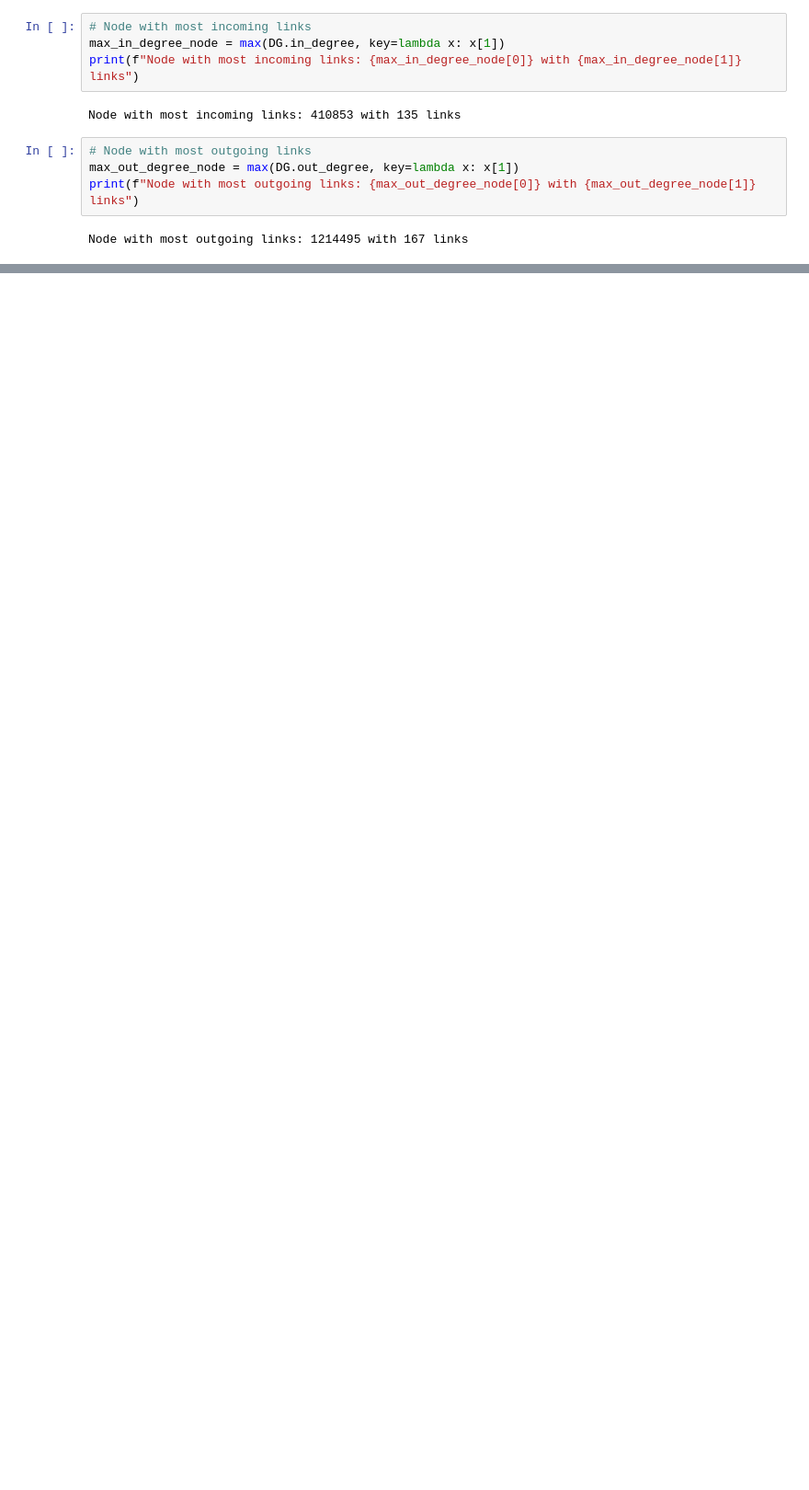
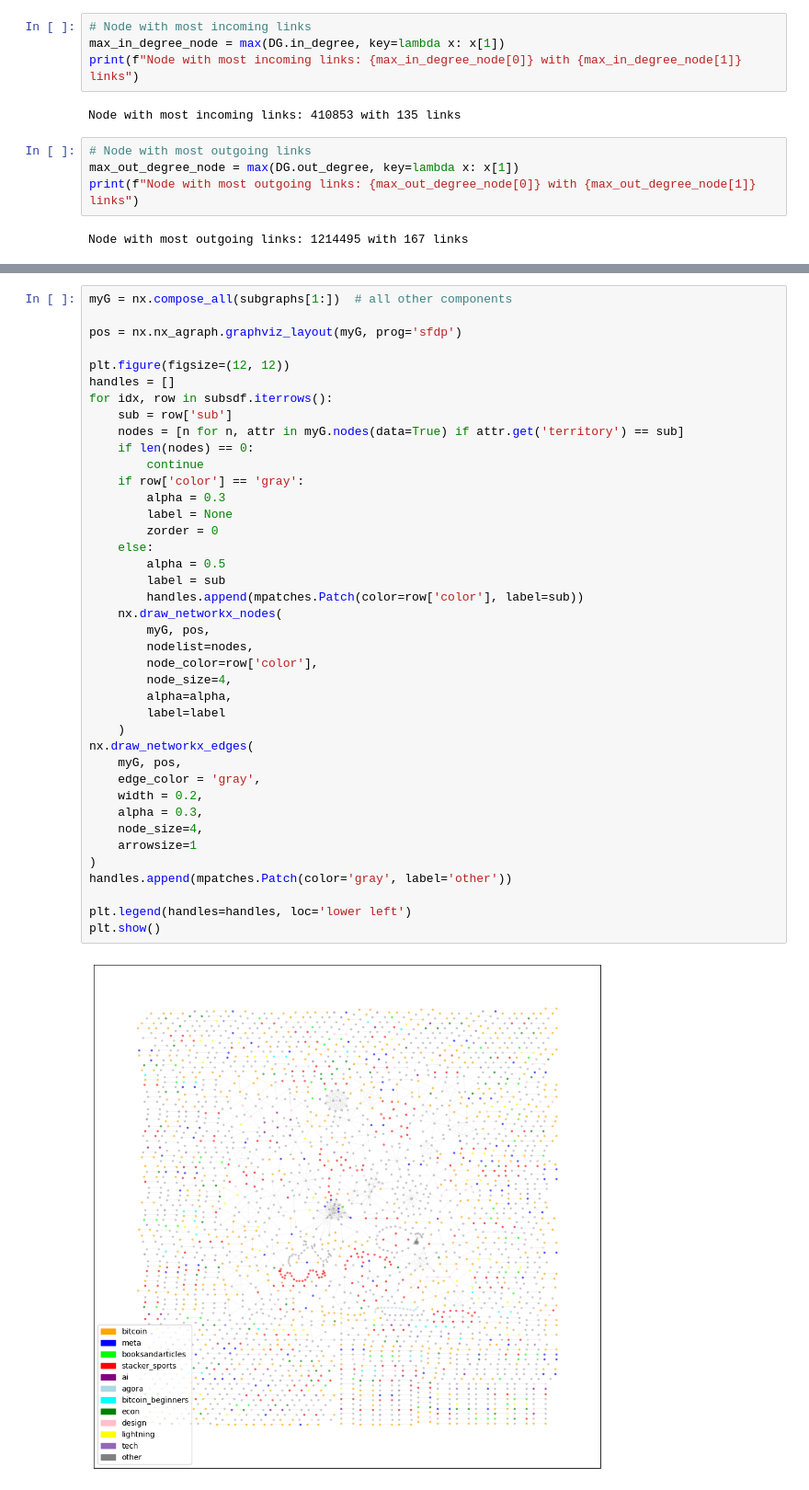
Before and after one commit to ed-kung/sn-research, a Jupyter notebook: src/notebooks/playground.ipynb, the cells around one changed output, grey strips where cells are left out. Shown at 92% size. Drawn from its saved outputs; the diff is of its cells as text; blank space fills up the shorter version.

```diff
--- a/src/notebooks/playground.ipynb
+++ b/src/notebooks/playground.ipynb
@@ -204,0 +233,42 @@ communities[0]
+# %%
+myG = nx.compose_all(subgraphs[1:])  # all other components
+
+pos = nx.nx_agraph.graphviz_layout(myG, prog='sfdp')
+
+plt.figure(figsize=(12, 12))
+handles = []
+for idx, row in subsdf.iterrows():
+    sub = row['sub']
+    nodes = [n for n, attr in myG.nodes(data=True) if attr.get('territory') == sub]
+    if len(nodes) == 0:
+        continue
+    if row['color'] == 'gray':
+        alpha = 0.3
+        label = None
+        zorder = 0
+    else:
+        alpha = 0.5
+        label = sub
+        handles.append(mpatches.Patch(color=row['color'], label=sub))
+    nx.draw_networkx_nodes(
+        myG, pos,
+        nodelist=nodes,
+        node_color=row['color'],
+        node_size=4,
+        alpha=alpha,
+        label=label
+    )
+nx.draw_networkx_edges(
+    myG, pos,
+    edge_color = 'gray',
+    width = 0.2,
+    alpha = 0.3,
+    node_size=4,
+    arrowsize=1
+)
+handles.append(mpatches.Patch(color='gray', label='other'))
+
+plt.legend(handles=handles, loc='lower left')
+plt.show()
+# %% [output]
+[figure, added]
```
Also changed, not shown: parts of 17 cells of this notebook.
